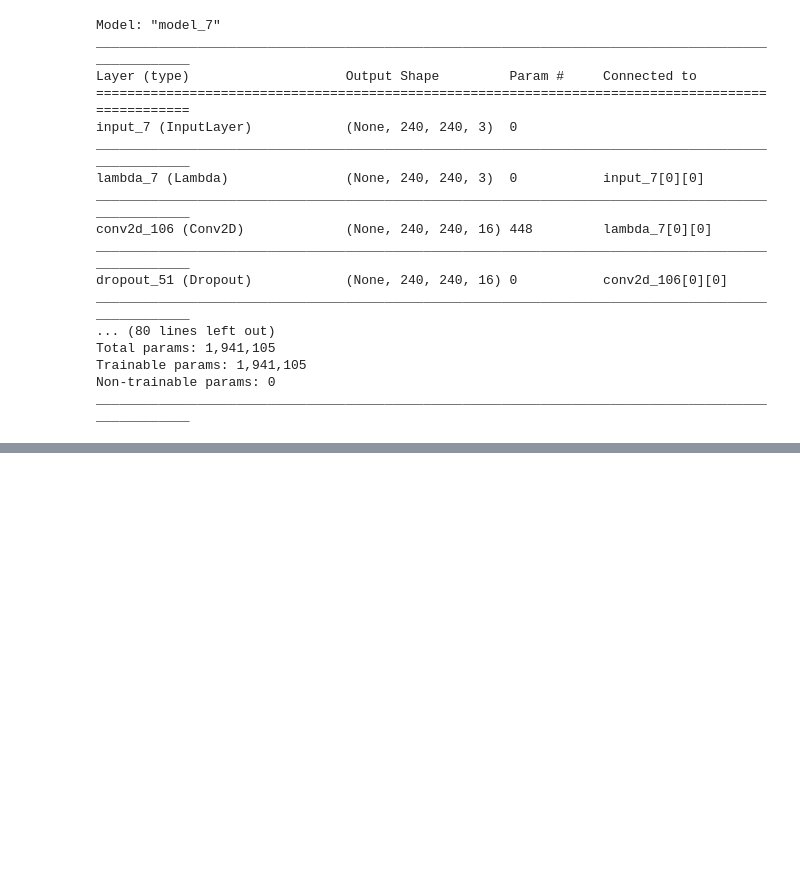
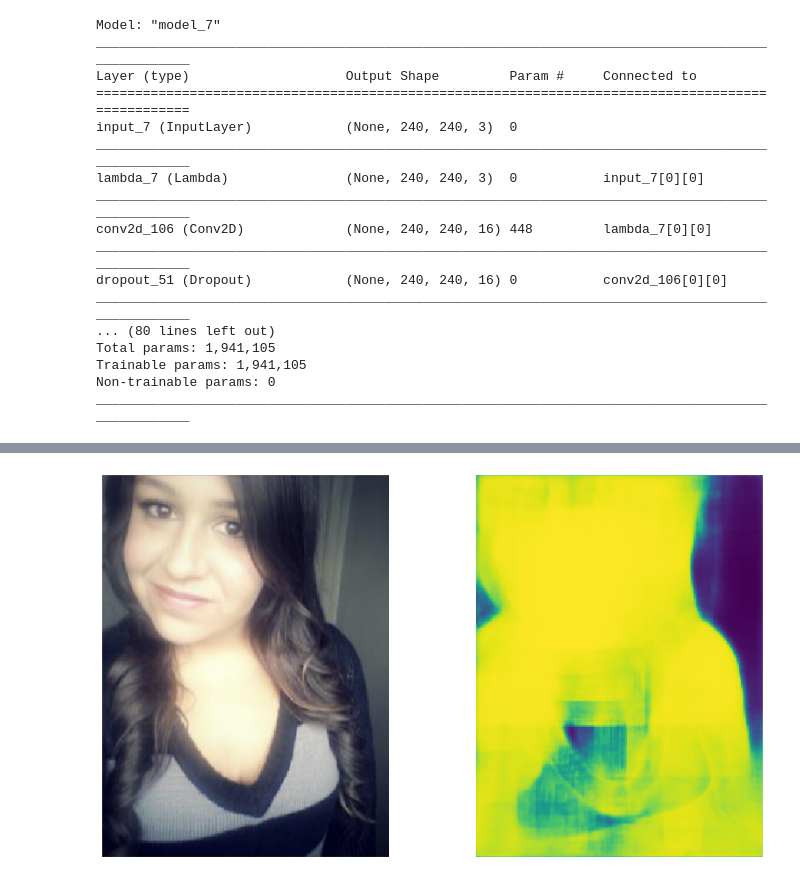
Before and after one commit to Tenfleques/InternshipTestTask, a Jupyter notebook: human_segmentation/notebooks/use_model.ipynb, the cells around one changed output, grey strips where cells are left out. Saved outputs shown, nothing was run; the diff lists cells and outputs as text; code cells hidden in the pictures; blank space fills up the shorter version.

```diff
--- a/human_segmentation/notebooks/use_model.ipynb
+++ b/human_segmentation/notebooks/use_model.ipynb
@@ -84,0 +74,2 @@ show_img_with_mask(Y_test[0], Y_test[1])
+# %%
+X_valid_320_240, Y_valid_predicted = predict_mask(model, X_validate)
@@ -84,0 +122,5 @@ show_img_with_mask(Y_test[0], Y_test[1])
+# %%
+random_index = np.random.choice(X_validate.shape[0])
+show_img_with_mask(X_valid_320_240[random_index], Y_valid_predicted[random_index])
+# %% [output]
+[figure, added]
```
Also changed, not shown: parts of 11 cells of this notebook, 6 other files.
